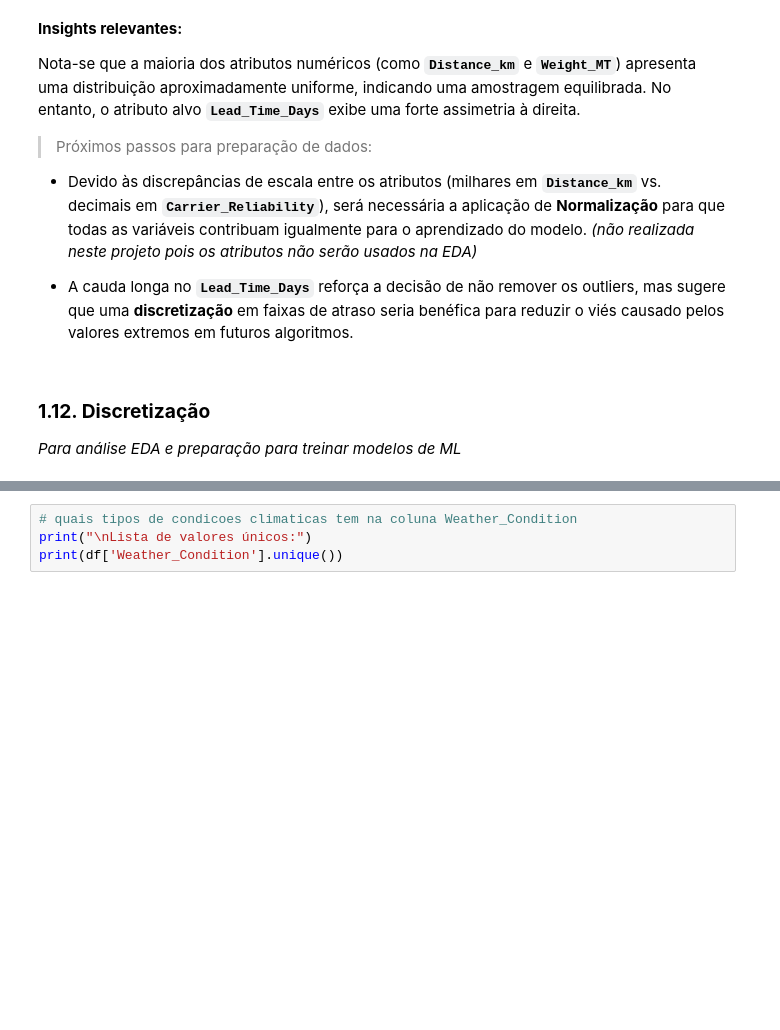
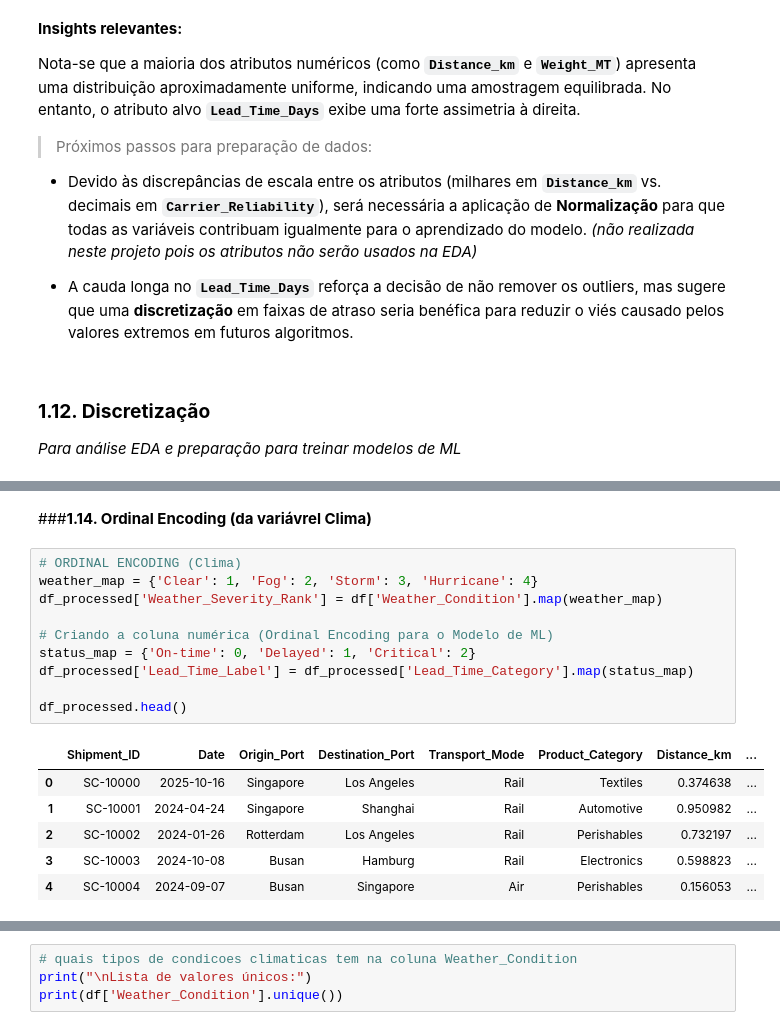
Before and after one commit to juliafarah/MVP_Data_Analysis, a Jupyter notebook: MVP_Data_Analysis.ipynb, the cells around one changed output, grey strips where cells are left out. Saved outputs shown, nothing was run; the diff lists cells and outputs as text; blank space fills up the shorter version.

```diff
--- a/MVP_Data_Analysis.ipynb
+++ b/MVP_Data_Analysis.ipynb
@@ -355,0 +391,19 @@ dtype: float64
+# %% [markdown]
+###**1.14. Ordinal Encoding (da variávrel Clima)**
+# %%
+# ORDINAL ENCODING (Clima)
+weather_map = {'Clear': 1, 'Fog': 2, 'Storm': 3, 'Hurricane': 4}
+df_processed['Weather_Severity_Rank'] = df['Weather_Condition'].map(weather_map)
+
+# Criando a coluna numérica (Ordinal Encoding para o Modelo de ML)
+status_map = {'On-time': 0, 'Delayed': 1, 'Critical': 2}
+df_processed['Lead_Time_Label'] = df_processed['Lead_Time_Category'].map(status_map)
+
+df_processed.head()
+# %% [output]
+|  | Shipment_ID | Date | Origin_Port | Destination_Port | Transport_Mode | Product_Category | Distance_km | ... |
+| 0 | SC-10000 | 2025-10-16 | Singapore | Los Angeles | Rail | Textiles | 0.374638 | ... |
+| 1 | SC-10001 | 2024-04-24 | Singapore | Shanghai | Rail | Automotive | 0.950982 | ... |
+| 2 | SC-10002 | 2024-01-26 | Rotterdam | Los Angeles | Rail | Perishables | 0.732197 | ... |
+| 3 | SC-10003 | 2024-10-08 | Busan | Hamburg | Rail | Electronics | 0.598823 | ... |
+| 4 | SC-10004 | 2024-09-07 | Busan | Singapore | Air | Perishables | 0.156053 | ... |
```
Also changed, not shown: parts of 34 cells of this notebook.
